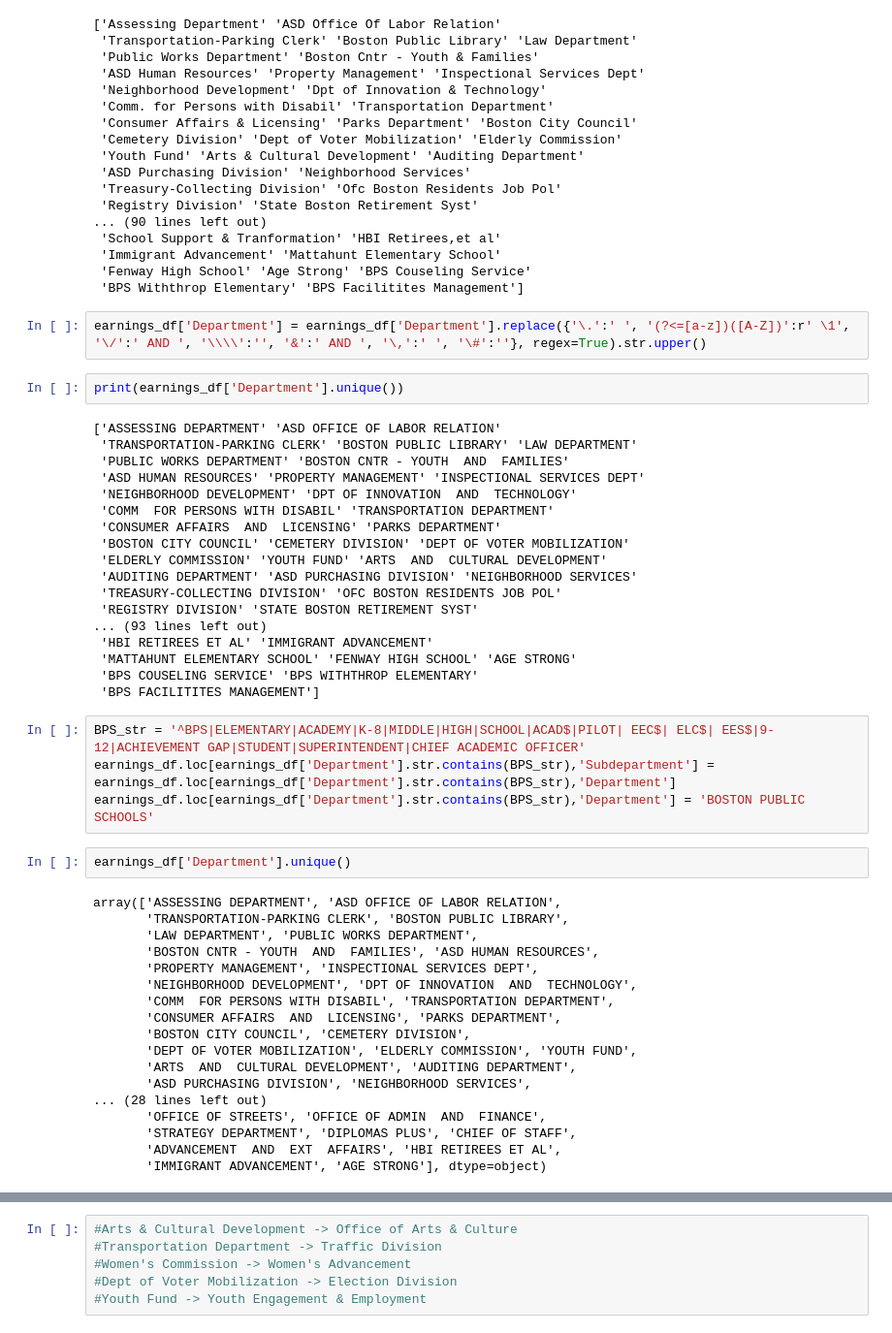
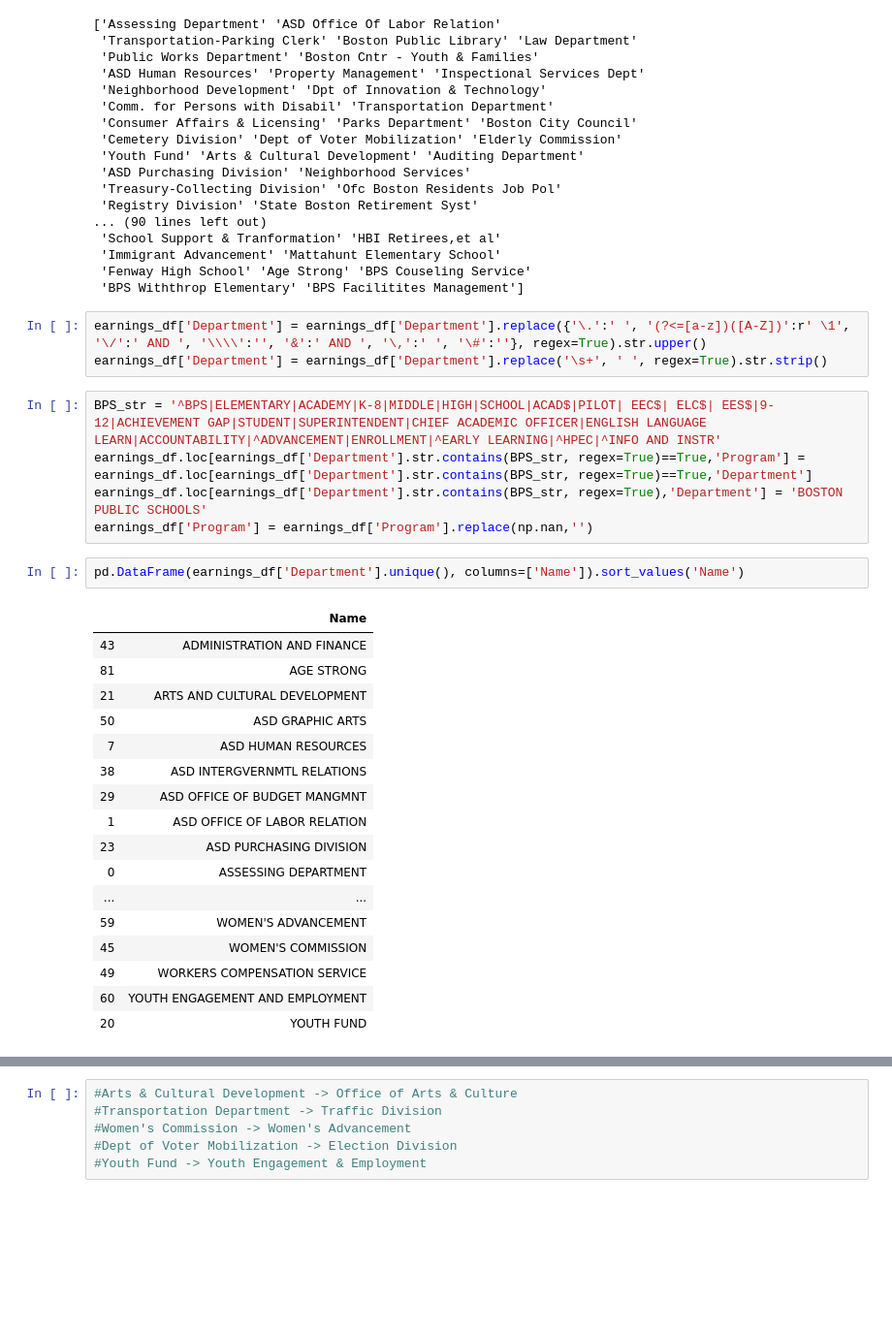
Before and after one commit to caelan-schneider/BostonSalaries, a Jupyter notebook: Analysis.ipynb, the cells around one changed output, grey strips where cells are left out. Shown at 97% size. Drawn from its saved outputs; the diff is of its cells as text; blank space fills up the shorter version.

```diff
--- a/Analysis.ipynb
+++ b/Analysis.ipynb
@@ -351,47 +351,29 @@ print(earnings_df['Department'].unique())
  'BPS Withthrop Elementary' 'BPS Facilitites Management']
 # %%
 earnings_df['Department'] = earnings_df['Department'].replace({'\.':' ', '(?<=[a-z])([A-Z])':r' \1', '\/':' AND ', '\\\\':'', '&':' AND ', '\,':' ', '\#':''}, regex=True).str.upper()
+earnings_df['Department'] = earnings_df['Department'].replace('\s+', ' ', regex=True).str.strip()
+# %%
+BPS_str = '^BPS|ELEMENTARY|ACADEMY|K-8|MIDDLE|HIGH|SCHOOL|ACAD$|PILOT| EEC$| ELC$| EES$|9-12|ACHIEVEMENT GAP|STUDENT|SUPERINTENDENT|CHIEF ACADEMIC OFFICER|ENGLISH LANGUAGE LEARN|ACCOUNTABILITY|^ADVANCEMENT|ENROLLMENT|^EARLY LEARNING|^HPEC|^INFO AND INSTR'
+earnings_df.loc[earnings_df['Department'].str.contains(BPS_str, regex=True)==True,'Program'] = earnings_df.loc[earnings_df['Department'].str.contains(BPS_str, regex=True)==True,'Department']
+earnings_df.loc[earnings_df['Department'].str.contains(BPS_str, regex=True),'Department'] = 'BOSTON PUBLIC SCHOOLS'
+earnings_df['Program'] = earnings_df['Program'].replace(np.nan,'')
 # %%
-print(earnings_df['Department'].unique())
+pd.DataFrame(earnings_df['Department'].unique(), columns=['Name']).sort_values('Name')
 # %% [output]
-['ASSESSING DEPARTMENT' 'ASD OFFICE OF LABOR RELATION'
- 'TRANSPORTATION-PARKING CLERK' 'BOSTON PUBLIC LIBRARY' 'LAW DEPARTMENT'
- 'PUBLIC WORKS DEPARTMENT' 'BOSTON CNTR - YOUTH  AND  FAMILIES'
- 'ASD HUMAN RESOURCES' 'PROPERTY MANAGEMENT' 'INSPECTIONAL SERVICES DEPT'
- 'NEIGHBORHOOD DEVELOPMENT' 'DPT OF INNOVATION  AND  TECHNOLOGY'
- 'COMM  FOR PERSONS WITH DISABIL' 'TRANSPORTATION DEPARTMENT'
- 'CONSUMER AFFAIRS  AND  LICENSING' 'PARKS DEPARTMENT'
- 'BOSTON CITY COUNCIL' 'CEMETERY DIVISION' 'DEPT OF VOTER MOBILIZATION'
- 'ELDERLY COMMISSION' 'YOUTH FUND' 'ARTS  AND  CULTURAL DEVELOPMENT'
- 'AUDITING DEPARTMENT' 'ASD PURCHASING DIVISION' 'NEIGHBORHOOD SERVICES'
- 'TREASURY-COLLECTING DIVISION' 'OFC BOSTON RESIDENTS JOB POL'
- 'REGISTRY DIVISION' 'STATE BOSTON RETIREMENT SYST'
-... (93 lines left out)
- 'HBI RETIREES ET AL' 'IMMIGRANT ADVANCEMENT'
- 'MATTAHUNT ELEMENTARY SCHOOL' 'FENWAY HIGH SCHOOL' 'AGE STRONG'
- 'BPS COUSELING SERVICE' 'BPS WITHTHROP ELEMENTARY'
- 'BPS FACILITITES MANAGEMENT']
+|  | Name |
+| 43 | ADMINISTRATION AND FINANCE |
+| 81 | AGE STRONG |
+| 21 | ARTS AND CULTURAL DEVELOPMENT |
+| 50 | ASD GRAPHIC ARTS |
+| 7 | ASD HUMAN RESOURCES |
+| 38 | ASD INTERGVERNMTL RELATIONS |
+| 29 | ASD OFFICE OF BUDGET MANGMNT |
+| 1 | ASD OFFICE OF LABOR RELATION |
+| 23 | ASD PURCHASING DIVISION |
+| 0 | ASSESSING DEPARTMENT |
+| ... | ... |
+| 59 | WOMEN'S ADVANCEMENT |
+| 45 | WOMEN'S COMMISSION |
+| 49 | WORKERS COMPENSATION SERVICE |
+| 60 | YOUTH ENGAGEMENT AND EMPLOYMENT |
+| 20 | YOUTH FUND |
-# %%
-BPS_str = '^BPS|ELEMENTARY|ACADEMY|K-8|MIDDLE|HIGH|SCHOOL|ACAD$|PILOT| EEC$| ELC$| EES$|9-12|ACHIEVEMENT GAP|STUDENT|SUPERINTENDENT|CHIEF ACADEMIC OFFICER'
-earnings_df.loc[earnings_df['Department'].str.contains(BPS_str),'Subdepartment'] = earnings_df.loc[earnings_df['Department'].str.contains(BPS_str),'Department']
-earnings_df.loc[earnings_df['Department'].str.contains(BPS_str),'Department'] = 'BOSTON PUBLIC SCHOOLS'
-# %%
-earnings_df['Department'].unique()
-# %% [output]
-array(['ASSESSING DEPARTMENT', 'ASD OFFICE OF LABOR RELATION',
-       'TRANSPORTATION-PARKING CLERK', 'BOSTON PUBLIC LIBRARY',
-       'LAW DEPARTMENT', 'PUBLIC WORKS DEPARTMENT',
-       'BOSTON CNTR - YOUTH  AND  FAMILIES', 'ASD HUMAN RESOURCES',
-       'PROPERTY MANAGEMENT', 'INSPECTIONAL SERVICES DEPT',
-       'NEIGHBORHOOD DEVELOPMENT', 'DPT OF INNOVATION  AND  TECHNOLOGY',
-       'COMM  FOR PERSONS WITH DISABIL', 'TRANSPORTATION DEPARTMENT',
-       'CONSUMER AFFAIRS  AND  LICENSING', 'PARKS DEPARTMENT',
-       'BOSTON CITY COUNCIL', 'CEMETERY DIVISION',
-       'DEPT OF VOTER MOBILIZATION', 'ELDERLY COMMISSION', 'YOUTH FUND',
-       'ARTS  AND  CULTURAL DEVELOPMENT', 'AUDITING DEPARTMENT',
-       'ASD PURCHASING DIVISION', 'NEIGHBORHOOD SERVICES',
-... (28 lines left out)
-       'OFFICE OF STREETS', 'OFFICE OF ADMIN  AND  FINANCE',
-       'STRATEGY DEPARTMENT', 'DIPLOMAS PLUS', 'CHIEF OF STAFF',
-       'ADVANCEMENT  AND  EXT  AFFAIRS', 'HBI RETIREES ET AL',
-       'IMMIGRANT ADVANCEMENT', 'AGE STRONG'], dtype=object)
```
Also changed, not shown: parts of 3 cells of this notebook.
